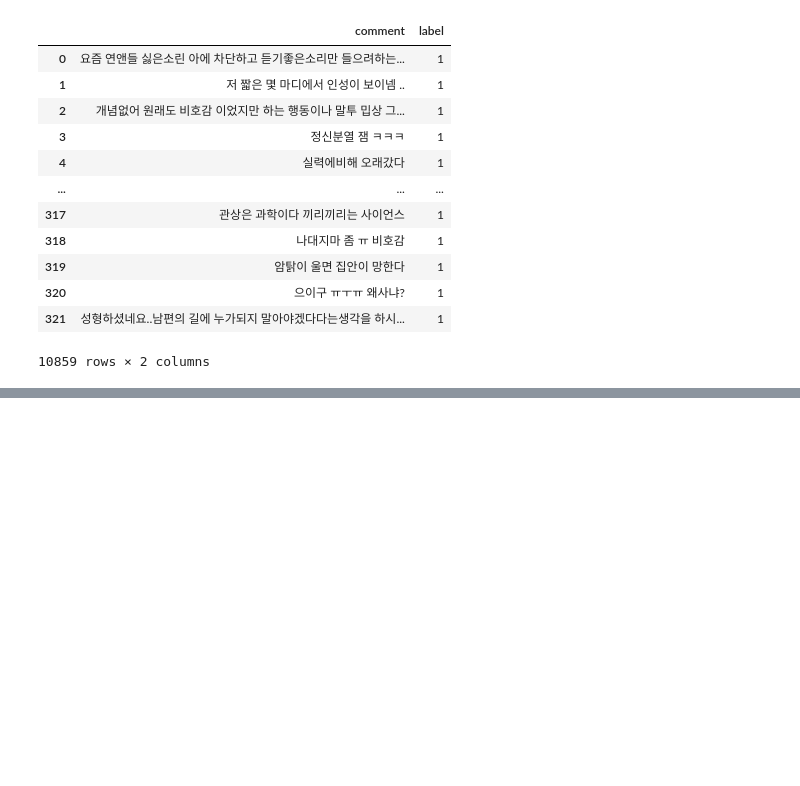
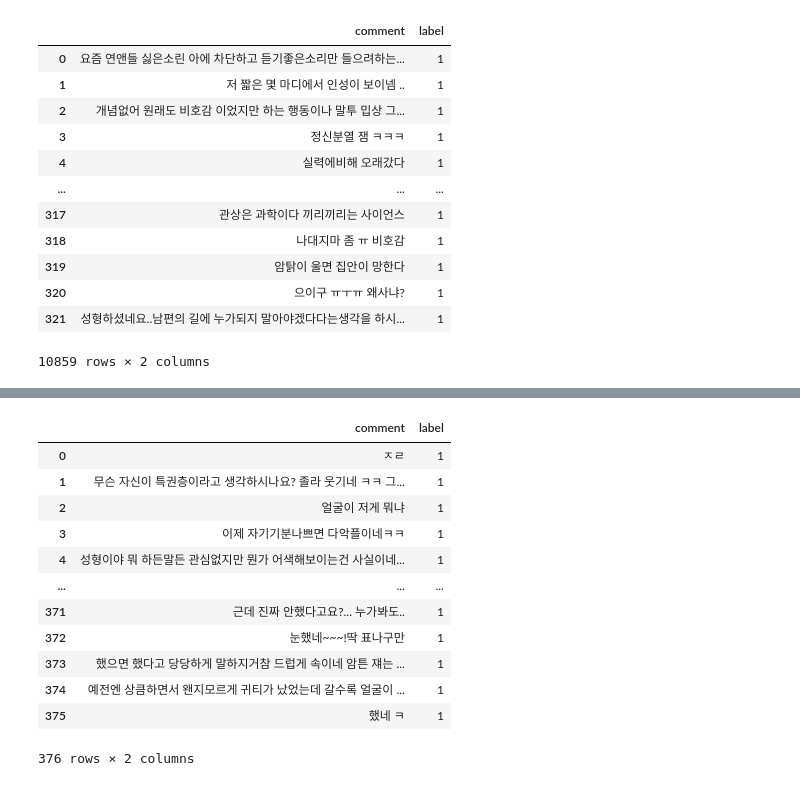
Before and after one commit to sooyeon-go/grad_project, a Jupyter notebook: comment_crawling_r/comment2_csv.ipynb, the cells around one changed output, grey strips where cells are left out. Saved outputs shown, nothing was run; the diff lists cells and outputs as text; code cells hidden in the pictures; blank space fills up the shorter version.

```diff
--- a/comment_crawling_r/comment2_csv.ipynb
+++ b/comment_crawling_r/comment2_csv.ipynb
@@ -369,0 +394,17 @@ fi4
+# %%
+dic6 = pd.read_csv('n_comment15_csv.csv',encoding = 'cp949')
+dic6
+# %% [output]
+|  | comment | label |
+| 0 | ㅈㄹ | 1 |
+| 1 | 무슨 자신이 특권층이라고 생각하시나요? 졸라 웃기네 ㅋㅋ 그... | 1 |
+| 2 | 얼굴이 저게 뭐냐 | 1 |
+| 3 | 이제 자기기분나쁘면 다악플이네ㅋㅋ | 1 |
+| 4 | 성형이야 뭐 하든말든 관심없지만 뭔가 어색해보이는건 사실이네... | 1 |
+| ... | ... | ... |
+| 371 | 근데 진짜 안했다고요?... 누가봐도.. | 1 |
+| 372 | 눈했네~~~!딱 표나구만 | 1 |
+| 373 | 했으면 했다고 당당하게 말하지거참 드럽게 속이네 암튼 쟤는 ... | 1 |
+| 374 | 예전엔 상큼하면서 왠지모르게 귀티가 났었는데 갈수록 얼굴이 ... | 1 |
+| 375 | 했네 ㅋ | 1 |
+376 rows × 2 columns
```
Also changed, not shown: parts of 2 cells of this notebook.
